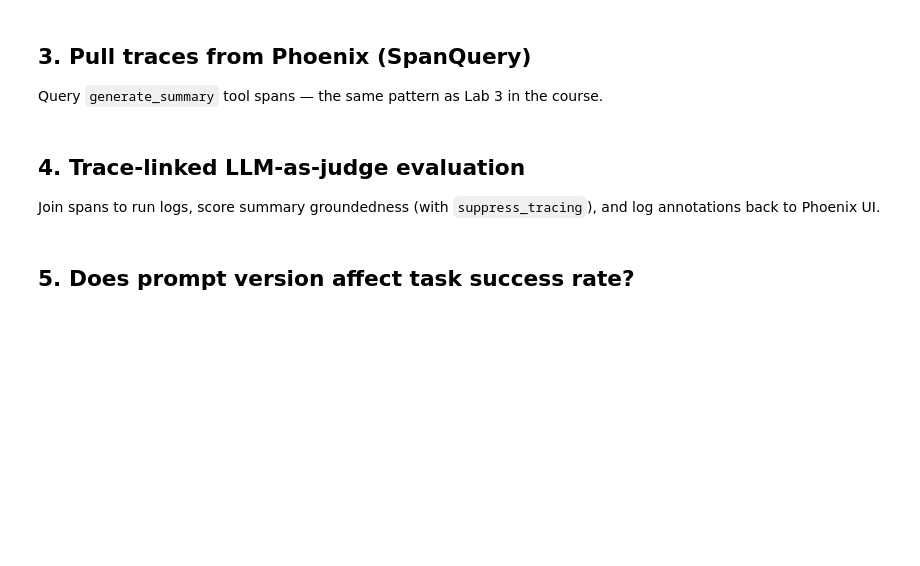
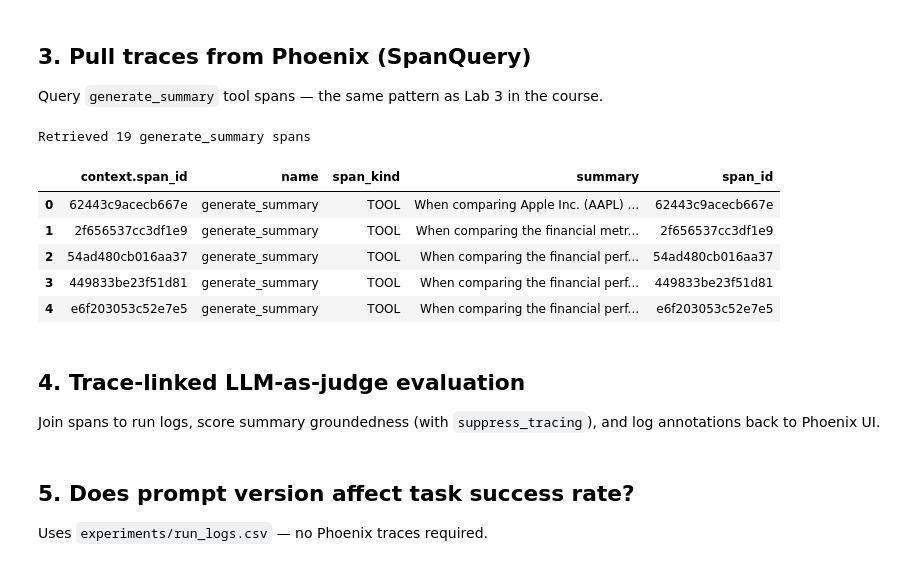
Before and after one commit to Yuriy-AP/causal-agent-eval, a Jupyter notebook: notebooks/01_agent_evaluation_demo.ipynb, the cells around one changed output. Drawn from its saved outputs; the diff is of its cells as text; code cells hidden in the pictures; blank space fills up the shorter version.

```diff
--- a/notebooks/01_agent_evaluation_demo.ipynb
+++ b/notebooks/01_agent_evaluation_demo.ipynb
@@ -79,3 +109,26 @@ summary_spans_df.head()
+# %%
+from phoenix.client import Client
+
+# Load runs from CSV if experiment cell was not run in this kernel session
+if "runs_df" not in globals():
+    logger = EvaluationLogger(log_path=PROJECT_ROOT / "experiments" / "run_logs.csv")
+    runs_df = logger.load_runs()
+    print(f"Loaded {len(runs_df)} runs from experiments/run_logs.csv")
+
+px_client = Client()
+summary_spans_df = fetch_generate_summary_spans(px_client, project_name=PROJECT_NAME)
+print(f"Retrieved {len(summary_spans_df)} generate_summary spans")
+if summary_spans_df.empty:
+    print("Tip: re-run Phoenix setup + experiment in the same session, then this cell again.")
+summary_spans_df.head()
+# %% [output]
+Retrieved 19 generate_summary spans
+|  | context.span_id | name | span_kind | summary | span_id |
+| 0 | 62443c9acecb667e | generate_summary | TOOL | When comparing Apple Inc. (AAPL) ... | 62443c9acecb667e |
+| 1 | 2f656537cc3df1e9 | generate_summary | TOOL | When comparing the financial metr... | 2f656537cc3df1e9 |
+| 2 | 54ad480cb016aa37 | generate_summary | TOOL | When comparing the financial perf... | 54ad480cb016aa37 |
+| 3 | 449833be23f51d81 | generate_summary | TOOL | When comparing the financial perf... | 449833be23f51d81 |
+| 4 | e6f203053c52e7e5 | generate_summary | TOOL | When comparing the financial perf... | e6f203053c52e7e5 |
 # %% [markdown]
 ## 4. Trace-linked LLM-as-judge evaluation
 
@@ -90,2 +150,4 @@ trace_eval_df[["span_id", "summary", "llm_judge_score", "judge_explanation"]].he
 # %% [markdown]
 ## 5. Does prompt version affect task success rate?
+
+Uses `experiments/run_logs.csv` — no Phoenix traces required.
```
Also changed, not shown: parts of 11 cells of this notebook, 3 other files.
